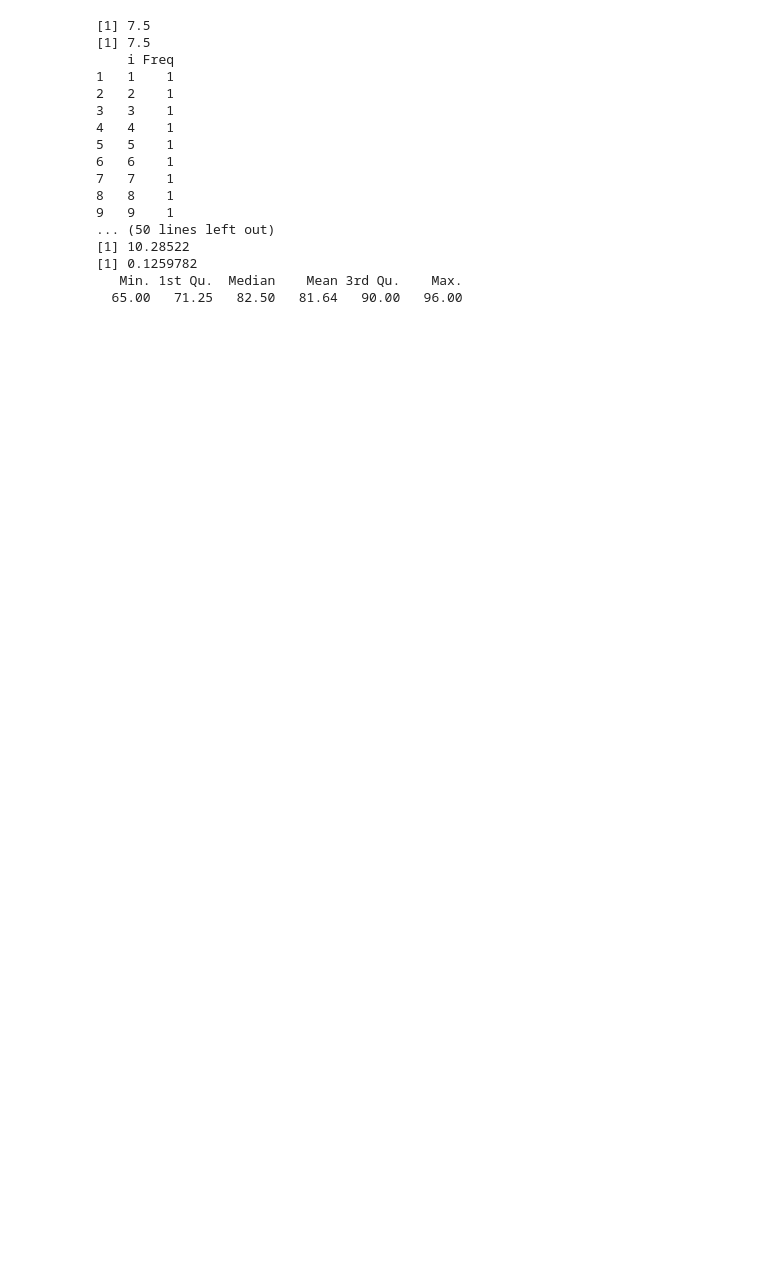
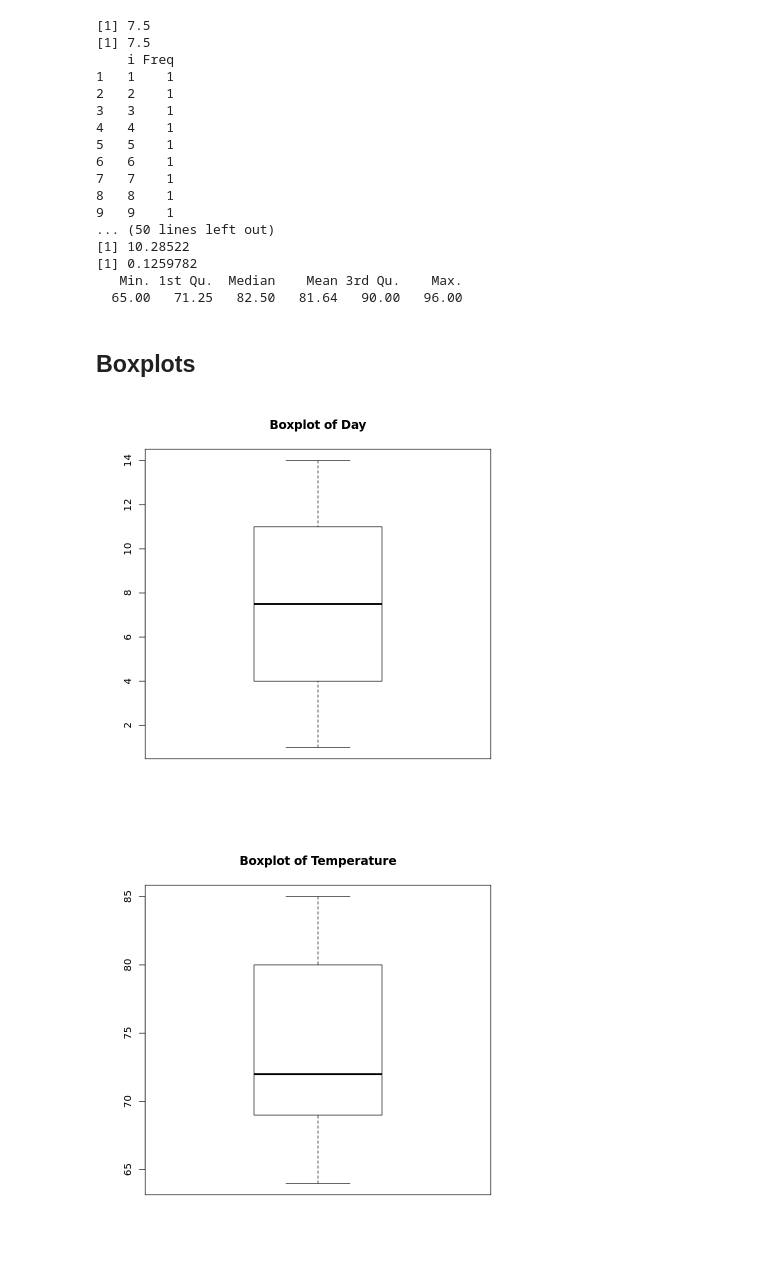
Before and after one commit to husseinlopez/daecc2022, a Jupyter notebook: daecc-class3.ipynb, the cells around one changed output. Saved outputs shown, nothing was run; the diff lists cells and outputs as text; code cells hidden in the pictures; blank space fills up the shorter version.

```diff
--- a/daecc-class3.ipynb
+++ b/daecc-class3.ipynb
@@ -77,3 +77,13 @@ for (i in data){
 [1] 0.1259782
    Min. 1st Qu.  Median    Mean 3rd Qu.    Max.
   65.00   71.25   82.50   81.64   90.00   96.00
+# %% [markdown]
+## Boxplots
+# %%
+boxplot(Day, main="Boxplot of Day")
+boxplot(Temperature, main="Boxplot of Temperature")
+boxplot(Humidity, main="Boxplot of Humidity")
+boxplot(Play, main="Boxplot of Play")
+# %% [output]
+[figure, added]
+[figure, added]
```
Also changed, not shown: parts of 10 cells of this notebook.
